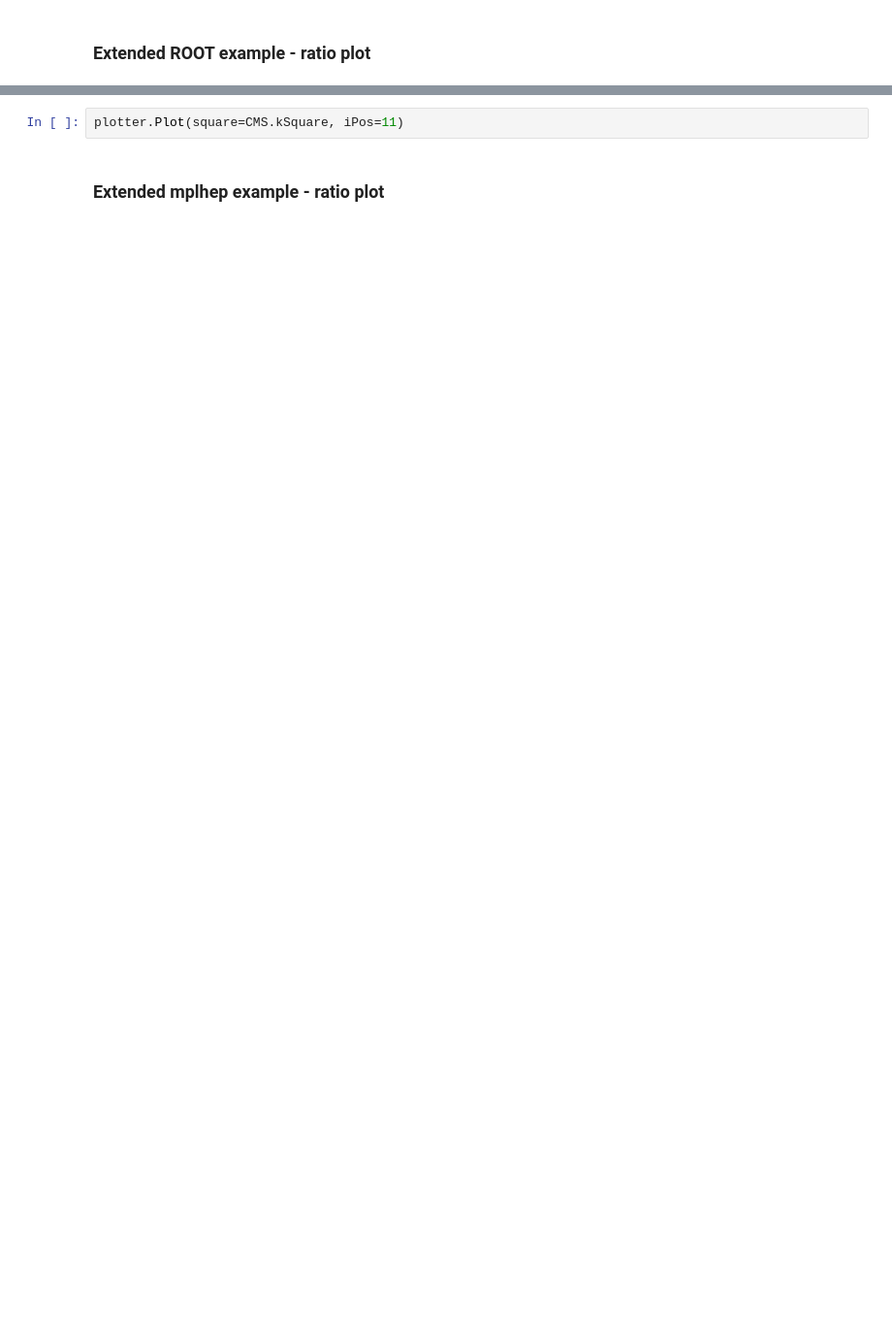
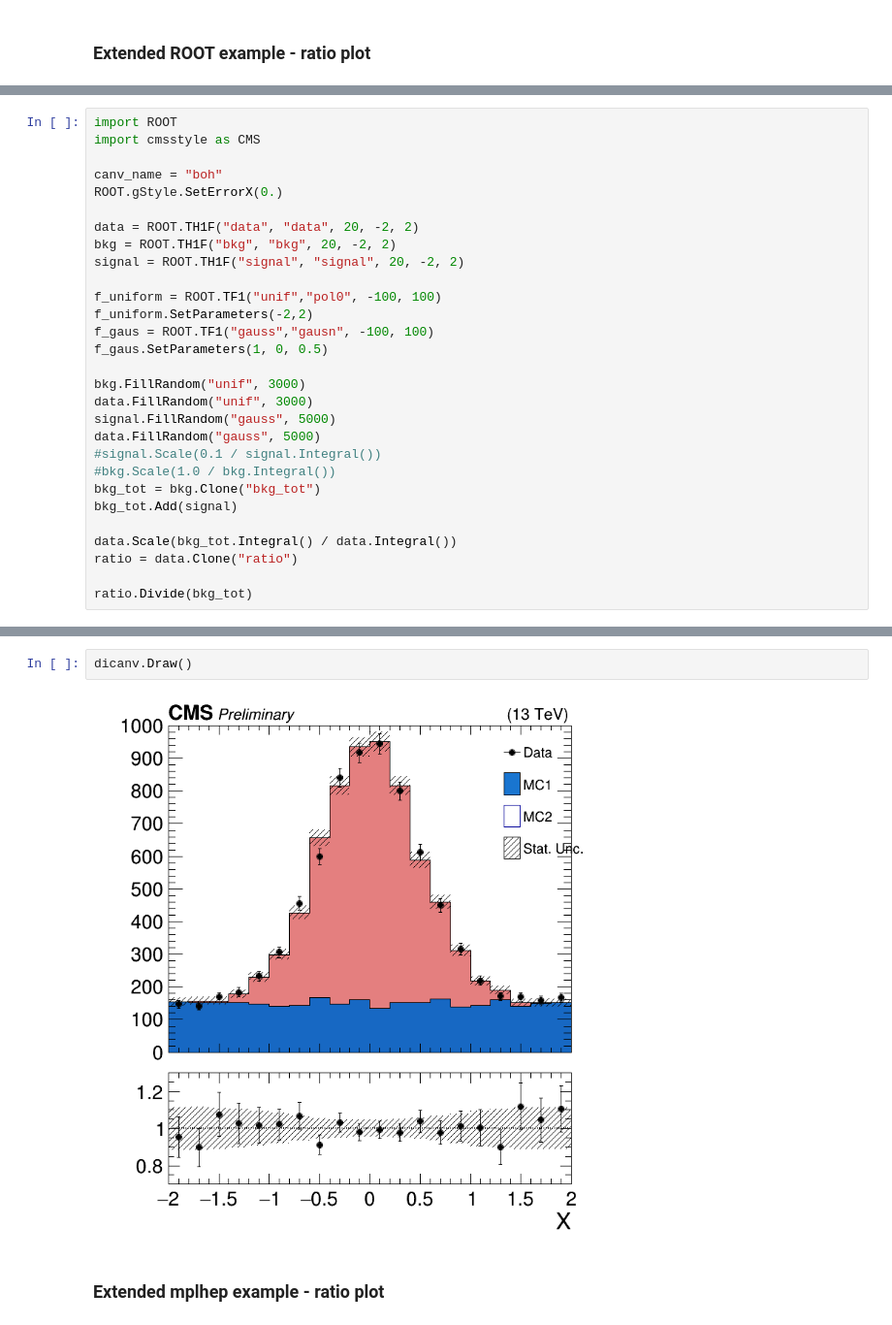
Before and after one commit to ttedeschi/tutorial_CAT, a Jupyter notebook: tutorial_CAT.ipynb, the cells around one changed output, grey strips where cells are left out. Shown at 97% size. Cells and saved outputs as stored; diff of their text form; blank space fills up the shorter version.

```diff
--- a/tutorial_CAT.ipynb
+++ b/tutorial_CAT.ipynb
@@ -364,0 +300,29 @@ Warning in <TROOT::Append>: Replacing existing TH1: hist2d (Potential memory lea
+# %%
+import ROOT
+import cmsstyle as CMS
+
+canv_name = "boh"
+ROOT.gStyle.SetErrorX(0.)
+
+data = ROOT.TH1F("data", "data", 20, -2, 2)
+bkg = ROOT.TH1F("bkg", "bkg", 20, -2, 2)
+signal = ROOT.TH1F("signal", "signal", 20, -2, 2)
+
+f_uniform = ROOT.TF1("unif","pol0", -100, 100)
+f_uniform.SetParameters(-2,2)
+f_gaus = ROOT.TF1("gauss","gausn", -100, 100)
+f_gaus.SetParameters(1, 0, 0.5)
+
+bkg.FillRandom("unif", 3000)
+data.FillRandom("unif", 3000)
+signal.FillRandom("gauss", 5000)
+data.FillRandom("gauss", 5000)
+#signal.Scale(0.1 / signal.Integral())
+#bkg.Scale(1.0 / bkg.Integral())
+bkg_tot = bkg.Clone("bkg_tot")
+bkg_tot.Add(signal)
+
+data.Scale(bkg_tot.Integral() / data.Integral())
+ratio = data.Clone("ratio")
+
+ratio.Divide(bkg_tot)
@@ -447,5 +384,7 @@ Warning in <TROOT::Append>: Replacing existing TH1: hist2d (Potential memory lea
-# %%
-plotter.Plot(square=CMS.kSquare, iPos=11)
+# %%
+dicanv.Draw()
+# %% [output]
+[figure, added]
 # %% [markdown]
 ### Extended mplhep example - ratio plot
 # %%
```
Also changed, not shown: parts of 13 cells of this notebook.
